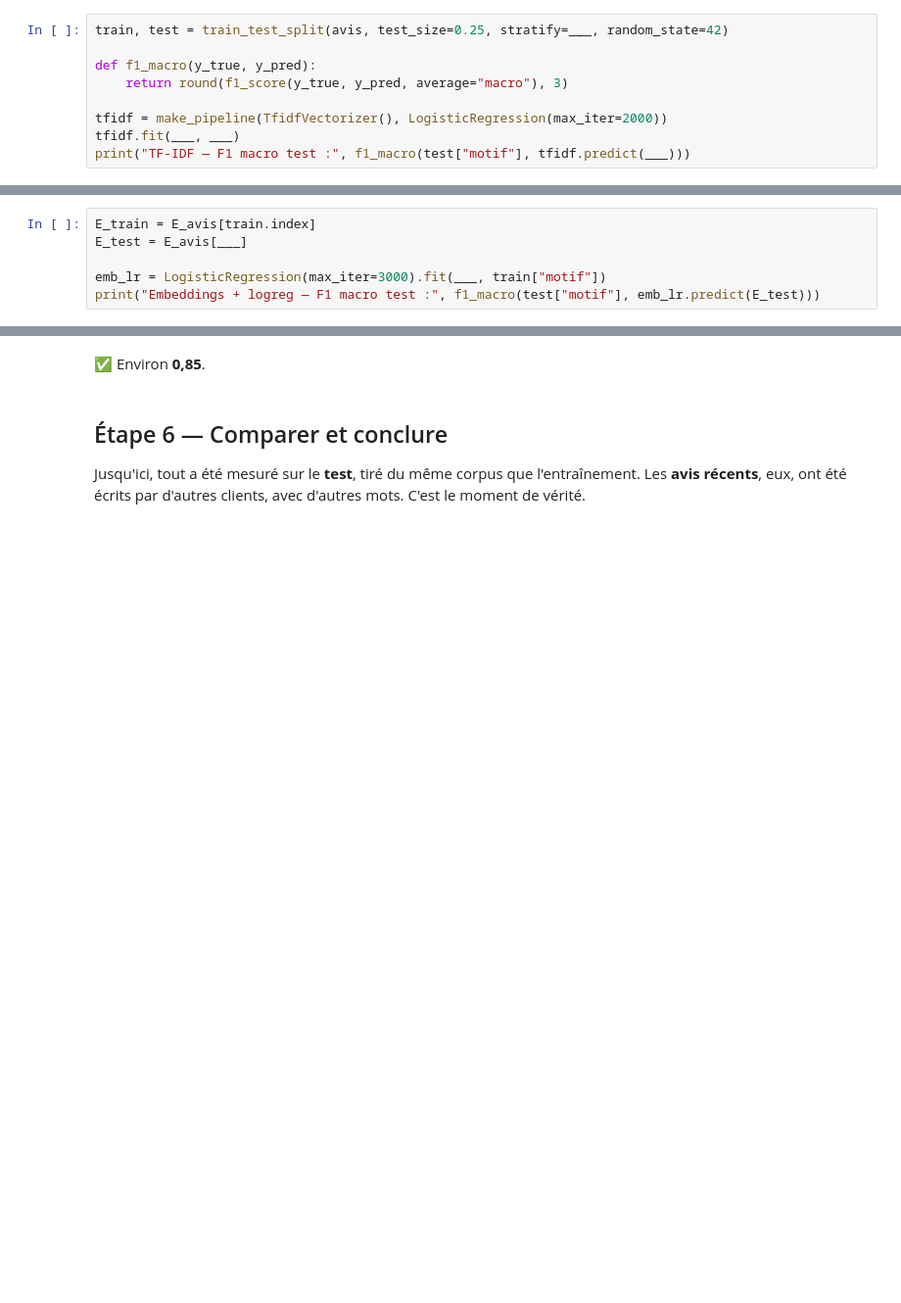
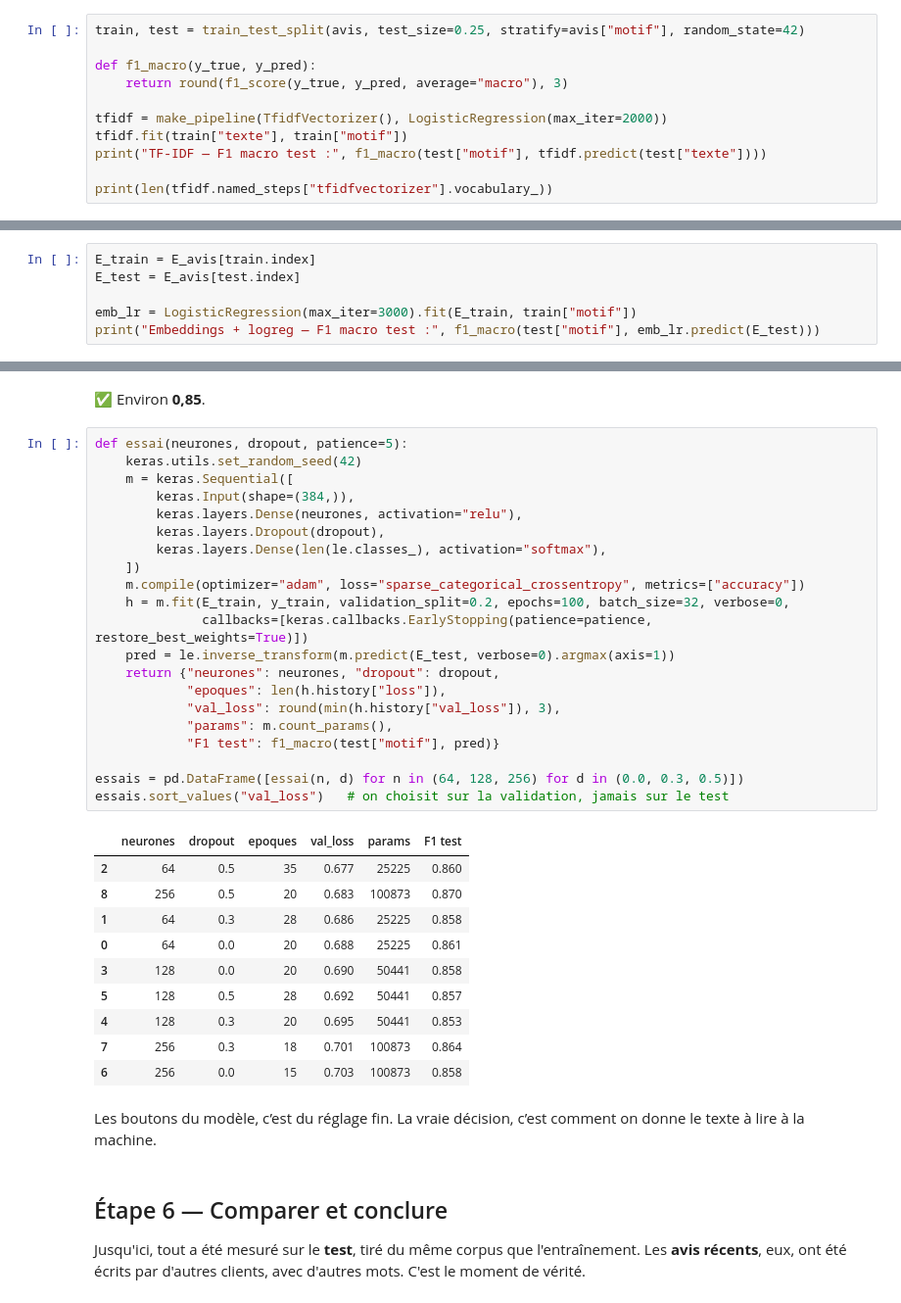
Before and after one commit to alexandre-berriau/Dev-IA-parcours-m1-b2-alexandre, a Jupyter notebook: notebooks/01_motifs_guide.ipynb, the cells around one changed output, grey strips where cells are left out. Shown at 98% size. Drawn from its saved outputs; the diff is of its cells as text; blank space fills up the shorter version.

```diff
--- a/notebooks/01_motifs_guide.ipynb
+++ b/notebooks/01_motifs_guide.ipynb
@@ -70,11 +147,13 @@ Lis les 20 avis ci-dessus. Pour combien es-tu en désaccord avec l'étiquette ?
 
 On découpe en 75 % entraînement / 25 % test, **stratifié** (chaque motif garde sa proportion dans les deux jeux).
 # %%
-train, test = train_test_split(avis, test_size=0.25, stratify=___, random_state=42)
+train, test = train_test_split(avis, test_size=0.25, stratify=avis["motif"], random_state=42)
 
 def f1_macro(y_true, y_pred):
     return round(f1_score(y_true, y_pred, average="macro"), 3)
 
 tfidf = make_pipeline(TfidfVectorizer(), LogisticRegression(max_iter=2000))
-tfidf.fit(___, ___)
-print("TF-IDF — F1 macro test :", f1_macro(test["motif"], tfidf.predict(___)))
+tfidf.fit(train["texte"], train["motif"])
+print("TF-IDF — F1 macro test :", f1_macro(test["motif"], tfidf.predict(test["texte"])))
+
+print(len(tfidf.named_steps["tfidfvectorizer"].vocabulary_))
@@ -103,7 +187,7 @@ E_avis.shape, E_recents.shape
 `avis.index` va de 0 à 1 199 dans l'ordre du fichier, comme les lignes de `E_avis` : on peut donc indexer par `train.index`.
 # %%
 E_train = E_avis[train.index]
-E_test = E_avis[___]
+E_test = E_avis[test.index]
 
-emb_lr = LogisticRegression(max_iter=3000).fit(___, train["motif"])
+emb_lr = LogisticRegression(max_iter=3000).fit(E_train, train["motif"])
 print("Embeddings + logreg — F1 macro test :", f1_macro(test["motif"], emb_lr.predict(E_test)))
@@ -161,5 +294,39 @@ print("Keras — F1 macro test :", f1_macro(test["motif"], predict_reseau(E_test
 # %% [markdown]
 ✅ Environ **0,85**.
+# %%
+def essai(neurones, dropout, patience=5):
+    keras.utils.set_random_seed(42)
+    m = keras.Sequential([
+        keras.Input(shape=(384,)),
+        keras.layers.Dense(neurones, activation="relu"),
+        keras.layers.Dropout(dropout),
+        keras.layers.Dense(len(le.classes_), activation="softmax"),
+    ])
+    m.compile(optimizer="adam", loss="sparse_categorical_crossentropy", metrics=["accuracy"])
+    h = m.fit(E_train, y_train, validation_split=0.2, epochs=100, batch_size=32, verbose=0,
+              callbacks=[keras.callbacks.EarlyStopping(patience=patience, restore_best_weights=True)])
+    pred = le.inverse_transform(m.predict(E_test, verbose=0).argmax(axis=1))
+    return {"neurones": neurones, "dropout": dropout,
+            "epoques": len(h.history["loss"]),
+            "val_loss": round(min(h.history["val_loss"]), 3),
+            "params": m.count_params(),
+            "F1 test": f1_macro(test["motif"], pred)}
+
+essais = pd.DataFrame([essai(n, d) for n in (64, 128, 256) for d in (0.0, 0.3, 0.5)])
+essais.sort_values("val_loss")   # on choisit sur la validation, jamais sur le test
+# %% [output]
+|  | neurones | dropout | epoques | val_loss | params | F1 test |
+| 2 | 64 | 0.5 | 35 | 0.677 | 25225 | 0.860 |
+| 8 | 256 | 0.5 | 20 | 0.683 | 100873 | 0.870 |
+| 1 | 64 | 0.3 | 28 | 0.686 | 25225 | 0.858 |
+| 0 | 64 | 0.0 | 20 | 0.688 | 25225 | 0.861 |
+| 3 | 128 | 0.0 | 20 | 0.690 | 50441 | 0.858 |
+| 5 | 128 | 0.5 | 28 | 0.692 | 50441 | 0.857 |
+| 4 | 128 | 0.3 | 20 | 0.695 | 50441 | 0.853 |
+| 7 | 256 | 0.3 | 18 | 0.701 | 100873 | 0.864 |
+| 6 | 256 | 0.0 | 15 | 0.703 | 100873 | 0.858 |
+# %% [markdown]
+Les boutons du modèle, c’est du réglage fin. La vraie décision, c’est comment on donne le texte à lire à la machine.
 # %% [markdown]
 ## Étape 6 — Comparer et conclure
 
```
Also changed, not shown: parts of 28 cells of this notebook, 3 other files.
